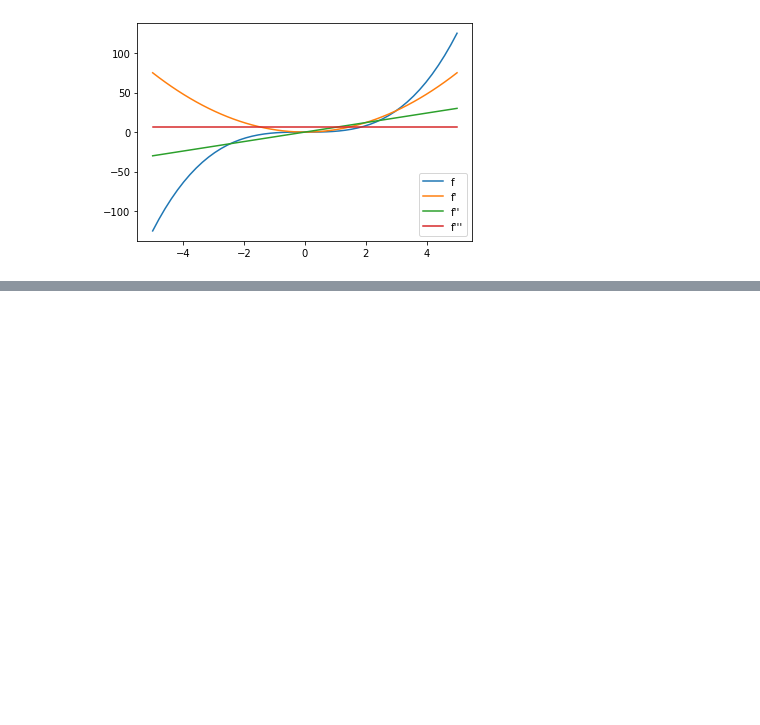
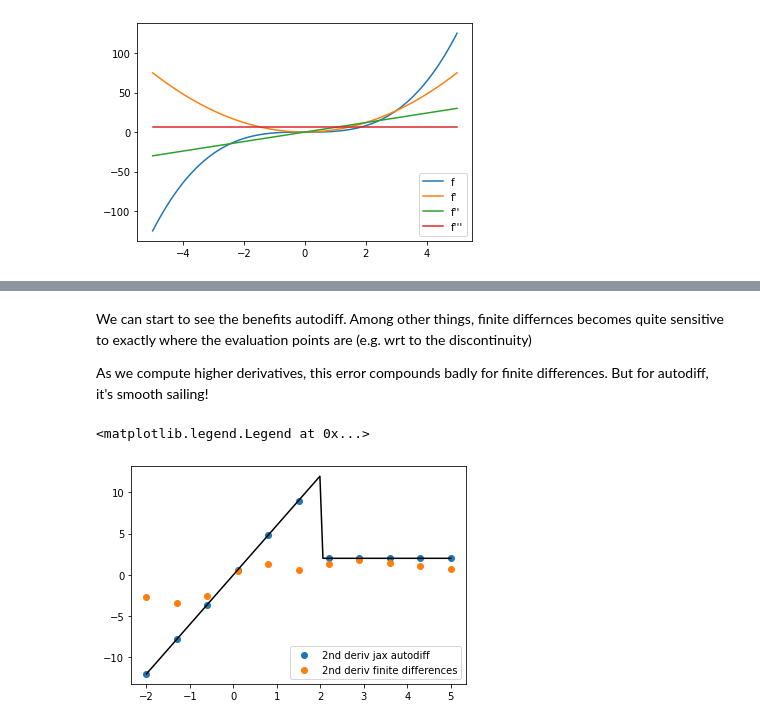
Before and after one commit to lukasheinrich/pyhep2020-autodiff-tutorial, a Jupyter notebook: Tutorial.ipynb, the cells around one changed output, grey strips where cells are left out. Saved outputs shown, nothing was run; the diff lists cells and outputs as text; code cells hidden in the pictures; blank space fills up the shorter version.

```diff
--- a/Tutorial.ipynb
+++ b/Tutorial.ipynb
@@ -869,0 +931,25 @@ plt.legend()
+# %% [markdown]
+We can start to see the benefits autodiff. Among other things, finite differnces becomes
+quite sensitive to exactly where the evaluation points are (e.g. wrt  to the discontinuity)
+
+
+As we compute higher derivatives, this error compounds badly for finite differences. But for
+autodiff, it's smooth sailing!
+# %%
+second_gradient_of_cflow = jax.grad(first_gradient_of_cflow)
+xi = jnp.linspace(-2,5,101)
+yi = np.asarray([second_gradient_of_cflow(xx) for xx in xi])
+plt.plot(xi,yi,c = 'k')
+
+xi = jnp.linspace(-2,5,11)
+yi = np.asarray([second_gradient_of_cflow(xx) for xx in xi])
+plt.scatter(xi,yi, label = '2nd deriv jax autodiff')
+
+xi = jnp.linspace(-2,5,11)
+yi = np.asarray([control_flow_func(xx) for xx in xi])
+plt.scatter(xi,np.gradient(np.gradient(yi),xi), label = '2nd deriv finite differences',)
+
+plt.legend()
+# %% [output]
+<matplotlib.legend.Legend at 0x...>
+[figure, added]
```
Also changed, not shown: parts of 6 cells of this notebook.
